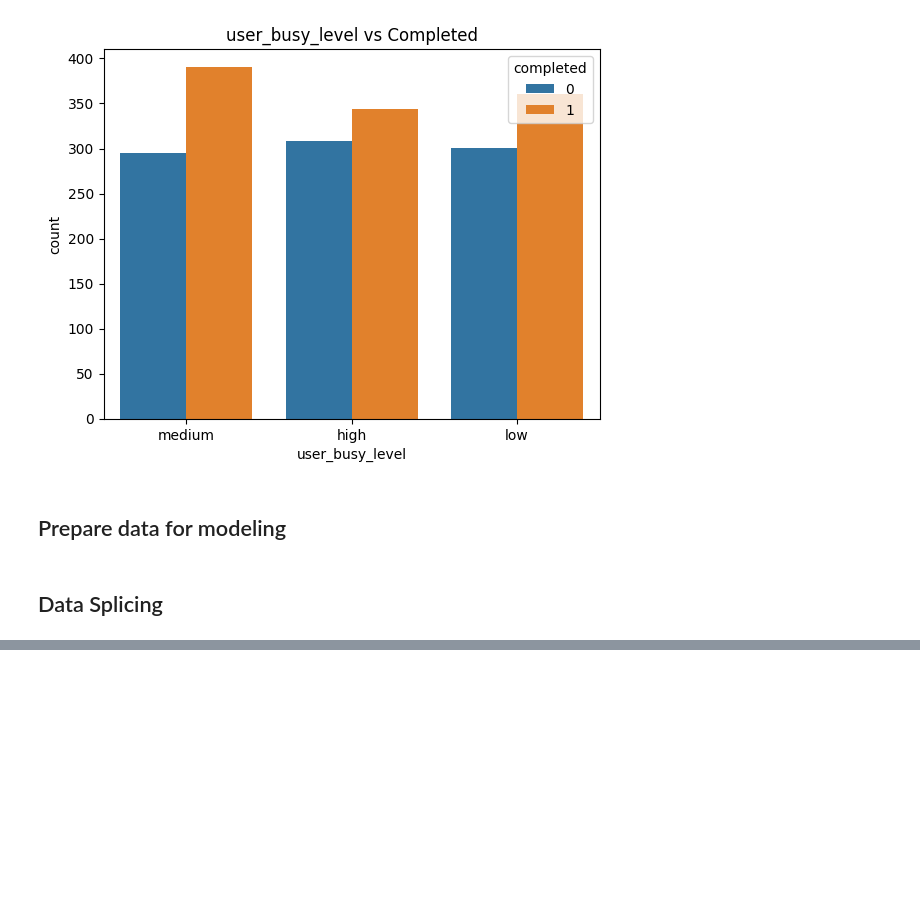
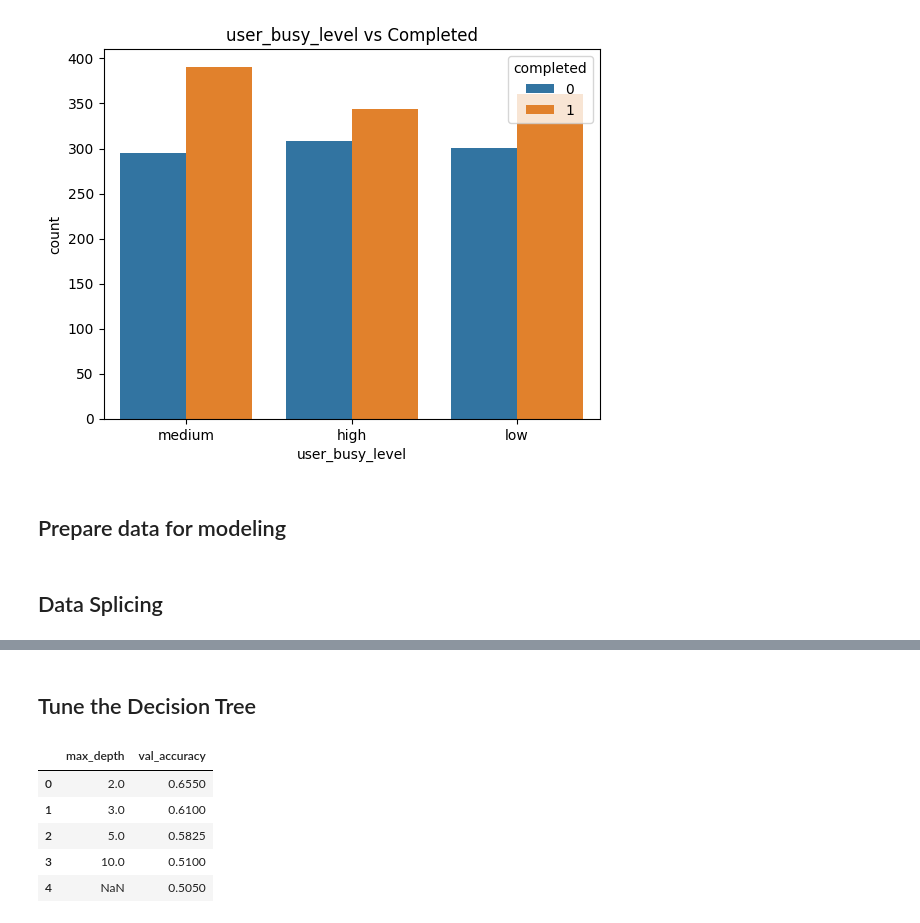
Before and after one commit to FunmilayoEsther/to-do-task-prediction, a Jupyter notebook: notebook.ipynb, the cells around one changed output, grey strips where cells are left out. Drawn from its saved outputs; the diff is of its cells as text; code cells hidden in the pictures; blank space fills up the shorter version.

```diff
--- a/notebook.ipynb
+++ b/notebook.ipynb
@@ -134,0 +317,22 @@ X_val_encoded = preprocessor.transform(X_val)
+# %%
+depths = [3, 5, 10, None]
+
+rf_results = []
+
+for depth in depths:
+    rf = RandomForestClassifier(
+        n_estimators=200,
+        max_depth=depth,
+        random_state=42
+    )
+    rf.fit(X_train_encoded, y_train)
+
+    y_pred = rf.predict(X_val_encoded)
+    acc = accuracy_score(y_val, y_pred)
+
+    rf_results.append({
+        "max_depth": depth,
+        "val_accuracy": acc
+    })
+
+pd.DataFrame(rf_results)
@@ -134,0 +345,32 @@ X_val_encoded = preprocessor.transform(X_val)
+# %% [markdown]
+## Tune the Decision Tree
+# %%
+# Try a few max_depth values and keep min_samples_leaf at default (1)
+depths = [2, 3, 5, 10, None]
+
+dt_results = []
+
+for depth in depths:
+    dt = DecisionTreeClassifier(
+        max_depth=depth,
+        random_state=42
+    )
+    dt.fit(X_train_encoded, y_train)
+
+    y_pred = dt.predict(X_val_encoded)
+    acc = accuracy_score(y_val, y_pred)
+
+    dt_results.append({
+        "max_depth": depth,
+        "val_accuracy": acc
+    })
+
+dt_results_df = pd.DataFrame(dt_results)
+dt_results_df
+# %% [output]
+|  | max_depth | val_accuracy |
+| 0 | 2.0 | 0.6550 |
+| 1 | 3.0 | 0.6100 |
+| 2 | 5.0 | 0.5825 |
+| 3 | 10.0 | 0.5100 |
+| 4 | NaN | 0.5050 |
```
Also changed, not shown: parts of 27 cells of this notebook, 7 other files.
